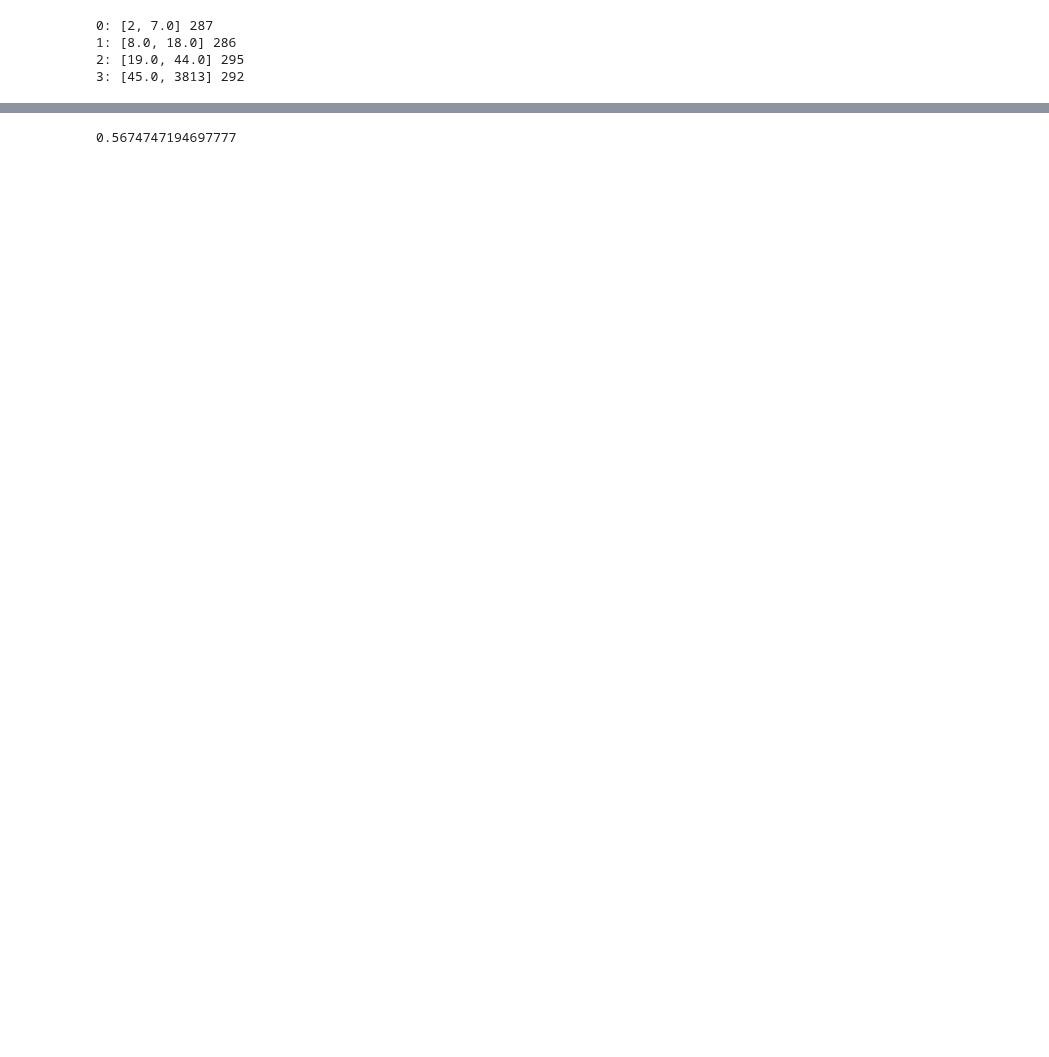
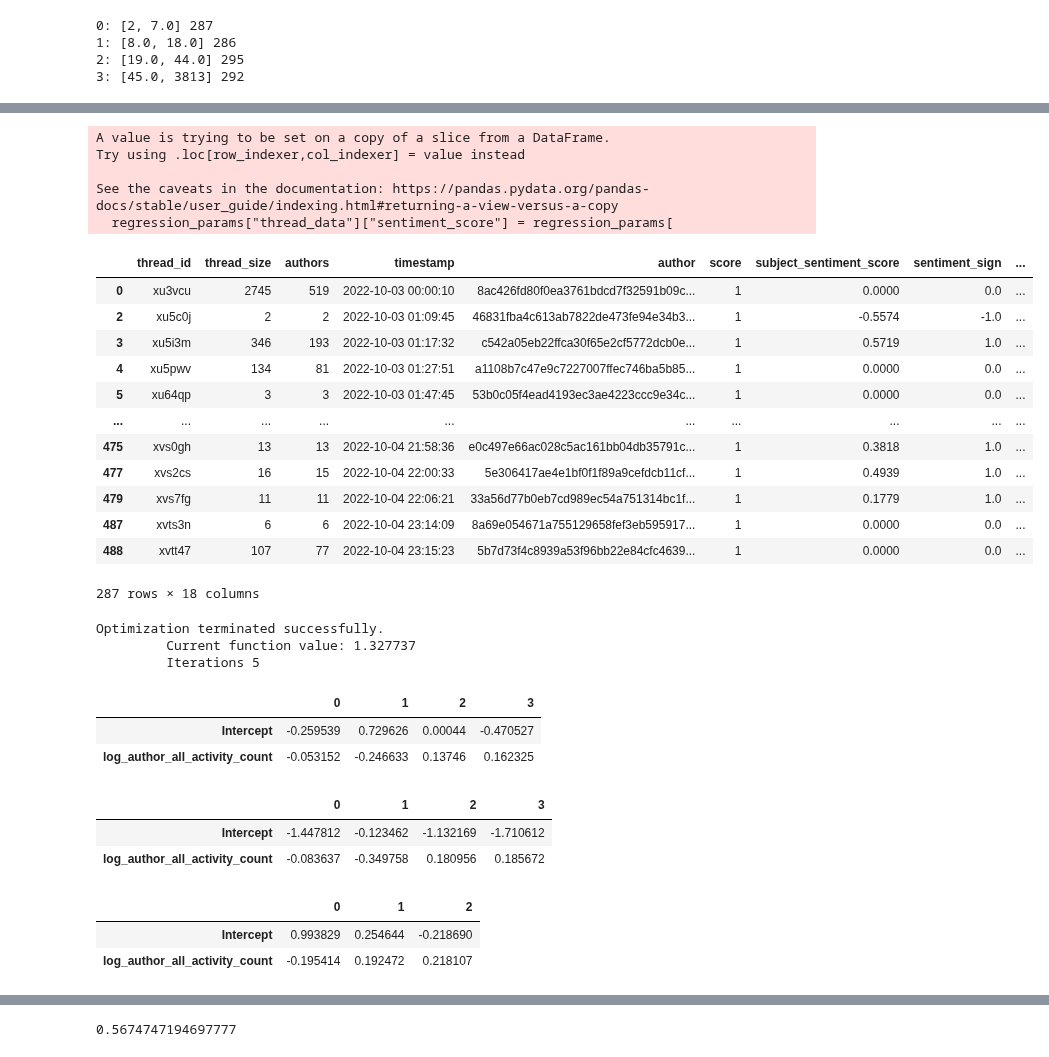
Before and after one commit to caralynch/reddit_analyses, a Jupyter notebook: 28_testing_multinomial_logreg.ipynb, the cells around one changed output, grey strips where cells are left out. Saved outputs shown, nothing was run; the diff lists cells and outputs as text; code cells hidden in the pictures; blank space fills up the shorter version.

```diff
--- a/28_testing_multinomial_logreg.ipynb
+++ b/28_testing_multinomial_logreg.ipynb
@@ -281,0 +80,12 @@ predicted_success_probabilities = pd.DataFrame(mnlogit_fit.predict())
+# %%
+X_COLS = [
+    "sentiment_sign",
+    "sentiment_magnitude",
+    "hour",
+    "num_dayofweek",
+    "activity_ratio",
+    "mean_author_sentiment_sign",
+    "mean_author_sentiment_magnitude",
+    "log_author_all_activity_count",
+]
+y_col = "thread_size_bin_index"
@@ -281,0 +120,8 @@ predicted_success_probabilities = pd.DataFrame(mnlogit_fit.predict())
+# %%
+test_mnlogit = RR(regression_params)
+# %% [output]
+A value is trying to be set on a copy of a slice from a DataFrame.
+Try using .loc[row_indexer,col_indexer] = value instead
+
+See the caveats in the documentation: https://pandas.pydata.org/pandas-docs/stable/user_guide/indexing.html#returning-a-view-versus-a-copy
+  regression_params["thread_data"]["sentiment_score"] = regression_params[
@@ -281,0 +132,16 @@ predicted_success_probabilities = pd.DataFrame(mnlogit_fit.predict())
+# %%
+test_mnlogit.regression_model_data
+# %% [output]
+|  | thread_id | thread_size | authors | timestamp | author | score | subject_sentiment_score | sentiment_sign | ... |
+| 0 | xu3vcu | 2745 | 519 | 2022-10-03 00:00:10 | 8ac426fd80f0ea3761bdcd7f32591b09c... | 1 | 0.0000 | 0.0 | ... |
+| 2 | xu5c0j | 2 | 2 | 2022-10-03 01:09:45 | 46831fba4c613ab7822de473fe94e34b3... | 1 | -0.5574 | -1.0 | ... |
+| 3 | xu5i3m | 346 | 193 | 2022-10-03 01:17:32 | c542a05eb22ffca30f65e2cf5772dcb0e... | 1 | 0.5719 | 1.0 | ... |
+| 4 | xu5pwv | 134 | 81 | 2022-10-03 01:27:51 | a1108b7c47e9c7227007ffec746ba5b85... | 1 | 0.0000 | 0.0 | ... |
+| 5 | xu64qp | 3 | 3 | 2022-10-03 01:47:45 | 53b0c05f4ead4193ec3ae4223ccc9e34c... | 1 | 0.0000 | 0.0 | ... |
+| ... | ... | ... | ... | ... | ... | ... | ... | ... | ... |
+| 475 | xvs0gh | 13 | 13 | 2022-10-04 21:58:36 | e0c497e66ac028c5ac161bb04db35791c... | 1 | 0.3818 | 1.0 | ... |
+| 477 | xvs2cs | 16 | 15 | 2022-10-04 22:00:33 | 5e306417ae4e1bf0f1f89a9cefdcb11cf... | 1 | 0.4939 | 1.0 | ... |
+| 479 | xvs7fg | 11 | 11 | 2022-10-04 22:06:21 | 33a56d77b0eb7cd989ec54a751314bc1f... | 1 | 0.1779 | 1.0 | ... |
+| 487 | xvts3n | 6 | 6 | 2022-10-04 23:14:09 | 8a69e054671a755129658fef3eb595917... | 1 | 0.0000 | 0.0 | ... |
+| 488 | xvtt47 | 107 | 77 | 2022-10-04 23:15:23 | 5b7d73f4c8939a53f96bb22e84cfc4639... | 1 | 0.0000 | 0.0 | ... |
+287 rows × 18 columns
@@ -281,0 +153,6 @@ predicted_success_probabilities = pd.DataFrame(mnlogit_fit.predict())
+# %%
+smf_mod = smf.mnlogit("thread_size_bin_index ~ log_author_all_activity_count", data=test_mnlogit.regression_model_data).fit()
+# %% [output]
+Optimization terminated successfully.
+         Current function value: 1.327737
+         Iterations 5
@@ -281,0 +161,20 @@ predicted_success_probabilities = pd.DataFrame(mnlogit_fit.predict())
+# %%
+skl_mod_params = pd.concat((pd.DataFrame(data = skl_mod.intercept_, columns=['Intercept']).transpose(), pd.DataFrame(data = skl_mod.coef_.transpose(), index=['log_author_all_activity_count'])))
+skl_mod_params
+# %% [output]
+|  | 0 | 1 | 2 | 3 |
+| Intercept | -0.259539 | 0.729626 | 0.00044 | -0.470527 |
+| log_author_all_activity_count | -0.053152 | -0.246633 | 0.13746 | 0.162325 |
+# %%
+skl_ovr_mod_params = pd.concat((pd.DataFrame(data = skl_ovr_mod.intercept_, columns=['Intercept']).transpose(), pd.DataFrame(data = skl_ovr_mod.coef_.transpose(), index=['log_author_all_activity_count'])))
+skl_ovr_mod_params
+# %% [output]
+|  | 0 | 1 | 2 | 3 |
+| Intercept | -1.447812 | -0.123462 | -1.132169 | -1.710612 |
+| log_author_all_activity_count | -0.083637 | -0.349758 | 0.180956 | 0.185672 |
+# %%
+smf_mod.params
+# %% [output]
+|  | 0 | 1 | 2 |
+| Intercept | 0.993829 | 0.254644 | -0.218690 |
+| log_author_all_activity_count | -0.195414 | 0.192472 | 0.218107 |
```
Also changed, not shown: parts of 56 cells of this notebook.
